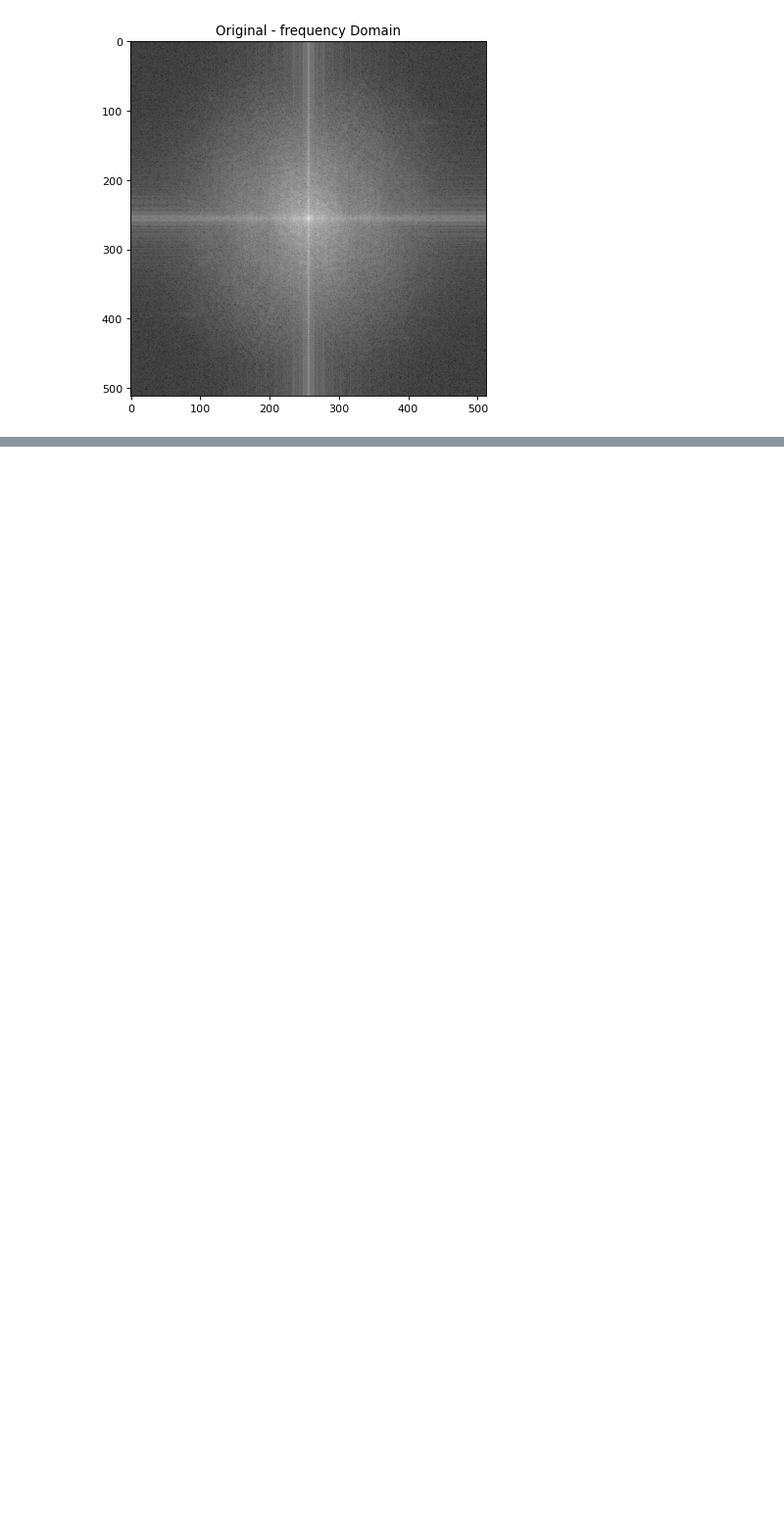
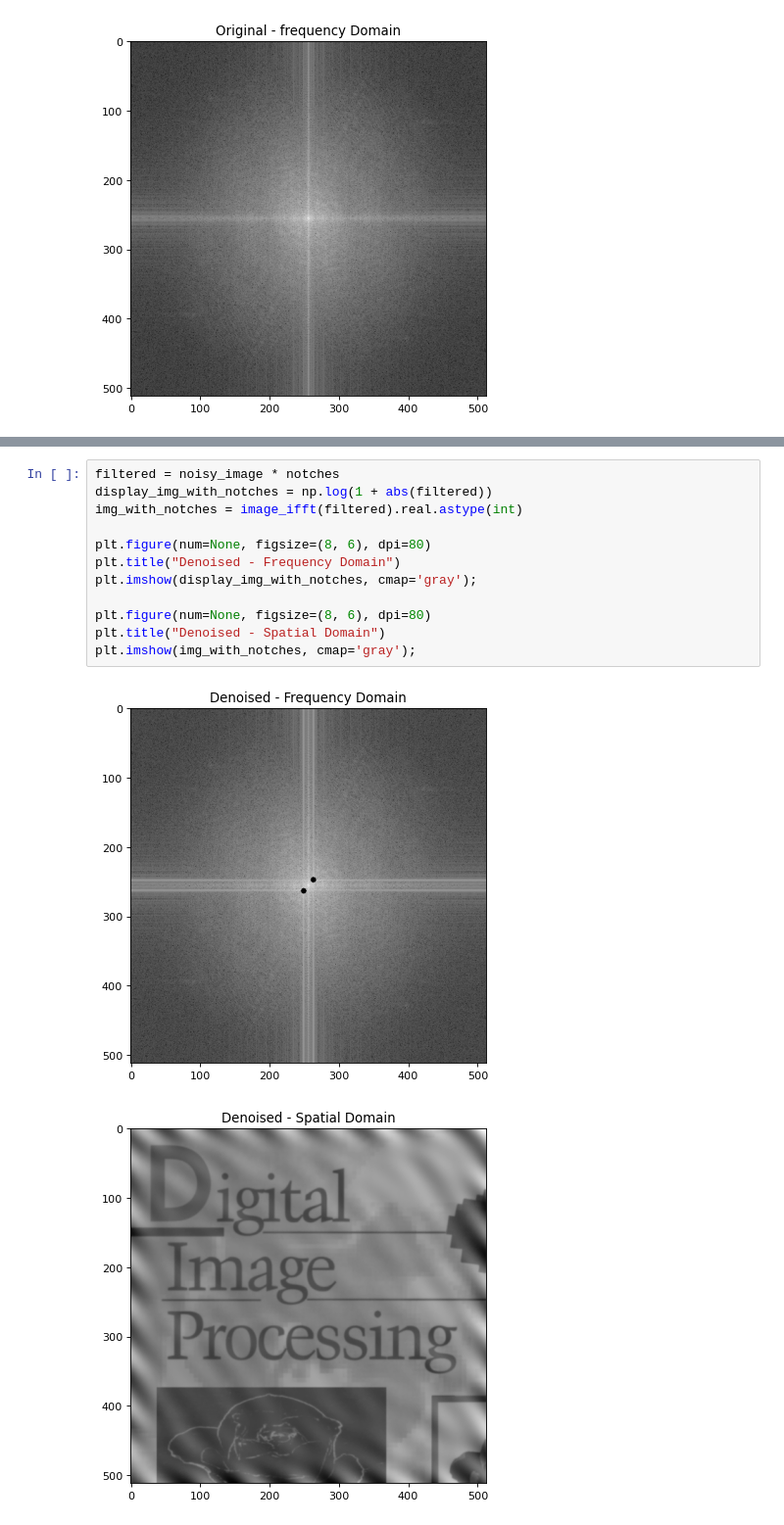
Before and after one commit to zachary-obrien/CSCE5225_P5, a Jupyter notebook: obrien_main.ipynb, the cells around one changed output, grey strips where cells are left out. Shown at 98% size. Cells and saved outputs as stored; diff of their text form; blank space fills up the shorter version.

```diff
--- a/obrien_main.ipynb
+++ b/obrien_main.ipynb
@@ -93,0 +118,15 @@ print(type(img_with_noise))
+# %%
+filtered = noisy_image * notches
+display_img_with_notches = np.log(1 + abs(filtered))
+img_with_notches = image_ifft(filtered).real.astype(int)
+
+plt.figure(num=None, figsize=(8, 6), dpi=80)
+plt.title("Denoised - Frequency Domain")
+plt.imshow(display_img_with_notches, cmap='gray');
+
+plt.figure(num=None, figsize=(8, 6), dpi=80)
+plt.title("Denoised - Spatial Domain")
+plt.imshow(img_with_notches, cmap='gray');
+# %% [output]
+[figure, added]
+[figure, added]
```
Also changed, not shown: parts of 7 cells of this notebook.
